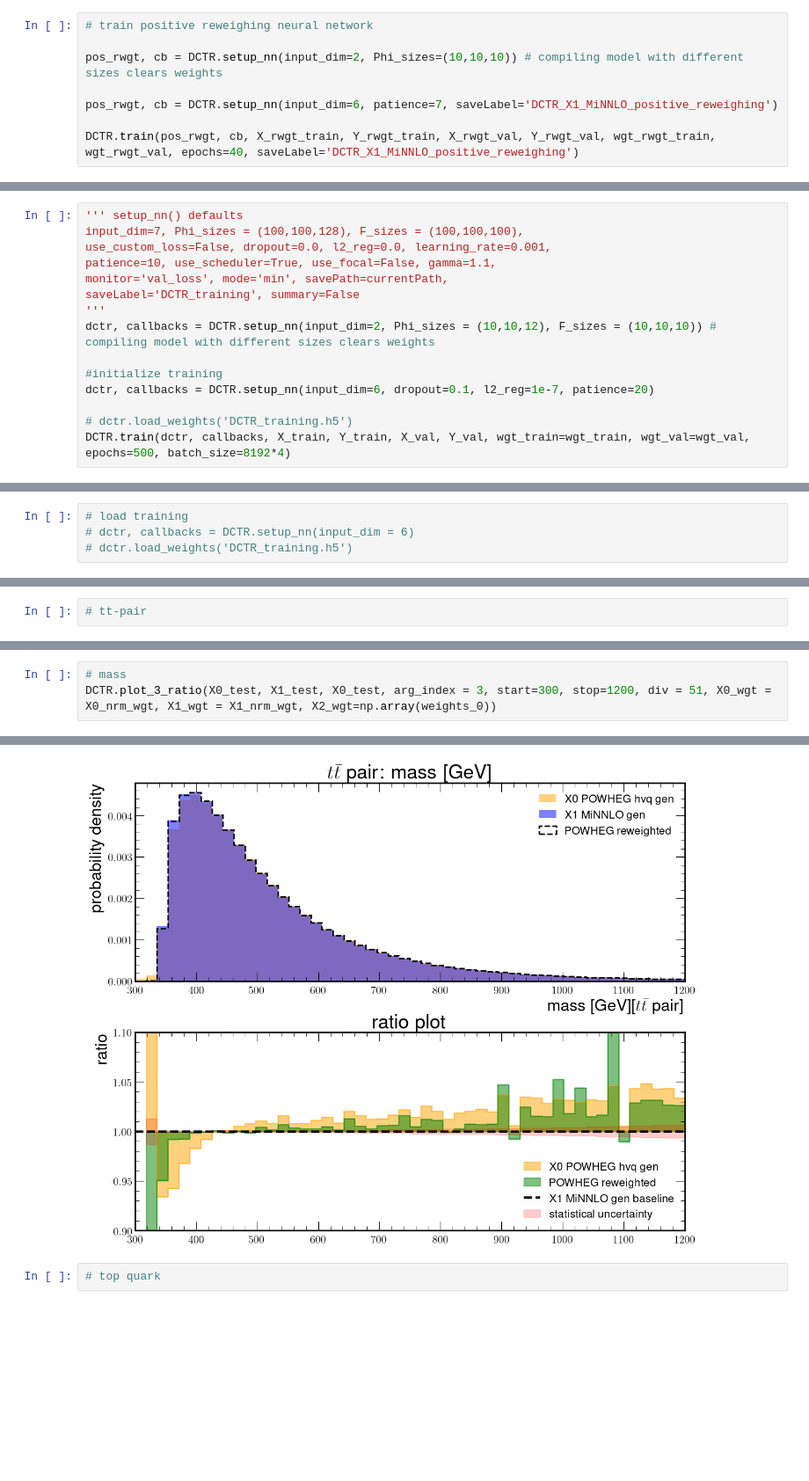
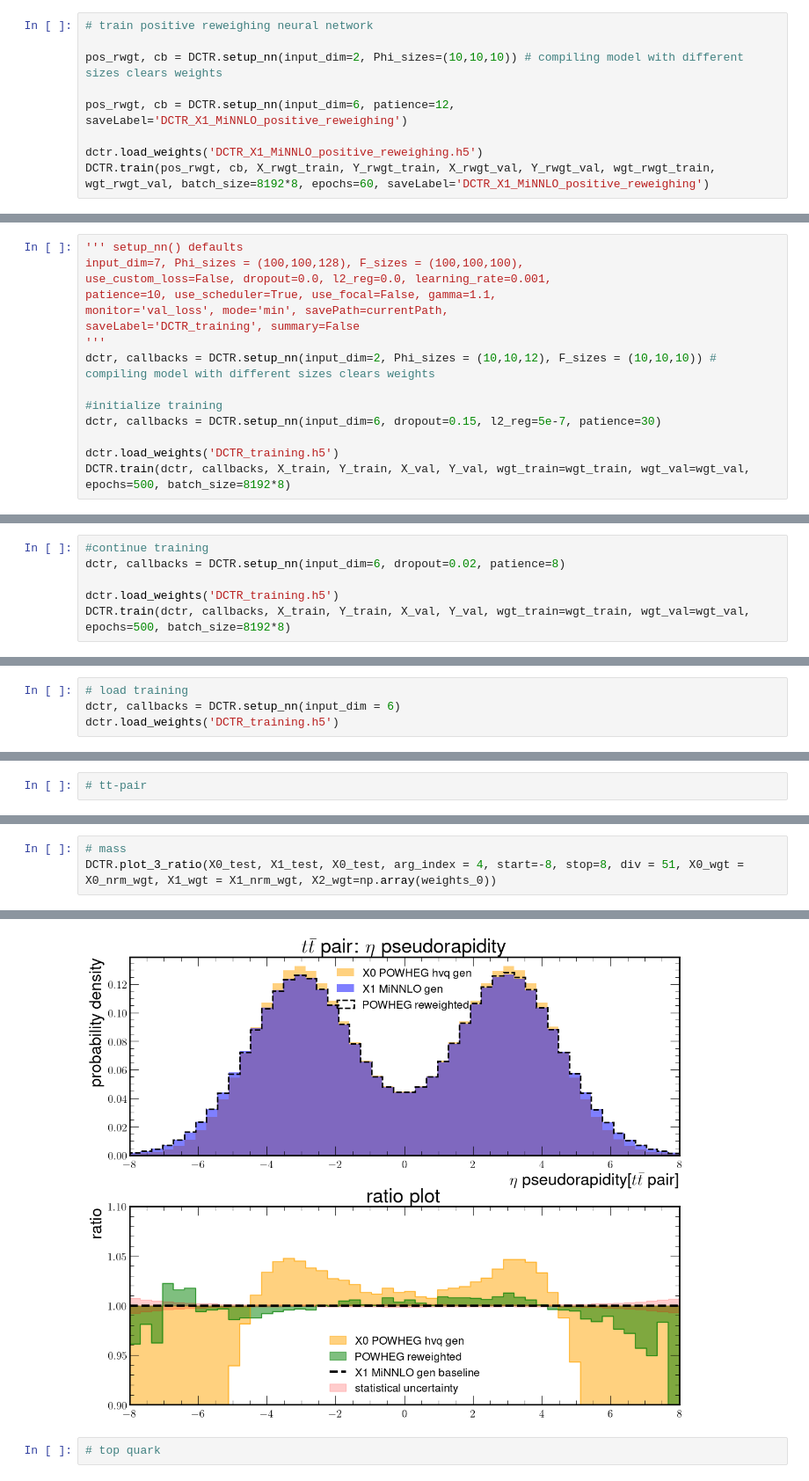
Before and after one commit to finnpuschmann/DCTR_FP, a Jupyter notebook: DCTR_notebook.ipynb, the cells around one changed output, grey strips where cells are left out. Shown at 88% size. Cells and saved outputs as stored; diff of their text form; blank space fills up the shorter version.

```diff
--- a/DCTR_notebook.ipynb
+++ b/DCTR_notebook.ipynb
@@ -75,9 +77,10 @@ wgt = []
 
 pos_rwgt, cb = DCTR.setup_nn(input_dim=2, Phi_sizes=(10,10,10)) # compiling model with different sizes clears weights
 
-pos_rwgt, cb = DCTR.setup_nn(input_dim=6, patience=7, saveLabel='DCTR_X1_MiNNLO_positive_reweighing')
+pos_rwgt, cb = DCTR.setup_nn(input_dim=6, patience=12, saveLabel='DCTR_X1_MiNNLO_positive_reweighing')
 
-DCTR.train(pos_rwgt, cb, X_rwgt_train, Y_rwgt_train, X_rwgt_val, Y_rwgt_val, wgt_rwgt_train, wgt_rwgt_val, epochs=40, saveLabel='DCTR_X1_MiNNLO_positive_reweighing')
+dctr.load_weights('DCTR_X1_MiNNLO_positive_reweighing.h5')
+DCTR.train(pos_rwgt, cb, X_rwgt_train, Y_rwgt_train, X_rwgt_val, Y_rwgt_val, wgt_rwgt_train, wgt_rwgt_val, batch_size=8192*8, epochs=60, saveLabel='DCTR_X1_MiNNLO_positive_reweighing')
 # %% [output]
 Starting training
 Epoch 1/40
@@ -174,10 +177,10 @@ saveLabel='DCTR_training', summary=False
 dctr, callbacks = DCTR.setup_nn(input_dim=2, Phi_sizes = (10,10,12), F_sizes = (10,10,10)) # compiling model with different sizes clears weights
 
 #initialize training
-dctr, callbacks = DCTR.setup_nn(input_dim=6, dropout=0.1, l2_reg=1e-7, patience=20)
+dctr, callbacks = DCTR.setup_nn(input_dim=6, dropout=0.15, l2_reg=5e-7, patience=30)
 
-# dctr.load_weights('DCTR_training.h5')
-DCTR.train(dctr, callbacks, X_train, Y_train, X_val, Y_val, wgt_train=wgt_train, wgt_val=wgt_val, epochs=500, batch_size=8192*4)
+dctr.load_weights('DCTR_training.h5')
+DCTR.train(dctr, callbacks, X_train, Y_train, X_val, Y_val, wgt_train=wgt_train, wgt_val=wgt_val, epochs=500, batch_size=8192*8)
 # %% [output]
 Starting training
 Epoch 1/500
@@ -199,0 +203,6 @@ Epoch 55: early stopping
+# %%
+#continue training
+dctr, callbacks = DCTR.setup_nn(input_dim=6, dropout=0.02, patience=8)
+
+dctr.load_weights('DCTR_training.h5')
+DCTR.train(dctr, callbacks, X_train, Y_train, X_val, Y_val, wgt_train=wgt_train, wgt_val=wgt_val, epochs=500, batch_size=8192*8)
@@ -220,8 +248,8 @@ POWHEG hvq X0_test.shape: (29605180, 3, 9)
 # load training and predict weights
 # %%
 # load training
-# dctr, callbacks = DCTR.setup_nn(input_dim = 6)
-# dctr.load_weights('DCTR_training.h5')
+dctr, callbacks = DCTR.setup_nn(input_dim = 6)
+dctr.load_weights('DCTR_training.h5')
 # %%
 #plot weights
 with tf.device('/cpu:0'): # sometimes gave me errors when done on GPU
@@ -252,4 +282,4 @@ DCTR.plot_3_ratio(X0_test, X1_test, X0_test, arg_index = 0, start=0, stop=450, d
 # %%
 # mass
-DCTR.plot_3_ratio(X0_test, X1_test, X0_test, arg_index = 3, start=300, stop=1200, div = 51, X0_wgt = X0_nrm_wgt, X1_wgt = X1_nrm_wgt, X2_wgt=np.array(weights_0))
+DCTR.plot_3_ratio(X0_test, X1_test, X0_test, arg_index = 4, start=-8, stop=8, div = 51, X0_wgt = X0_nrm_wgt, X1_wgt = X1_nrm_wgt, X2_wgt=np.array(weights_0))
 # %% [output]
@@ -257,4 +287,4 @@ DCTR.plot_3_ratio(X0_test, X1_test, X0_test, arg_index = 3, start=300, stop=1200
-[figure, old version]
+[figure, new version]
 # %%
 # top quark
 # %%
```
Also changed, not shown: parts of 19 cells of this notebook, 2 other files.
